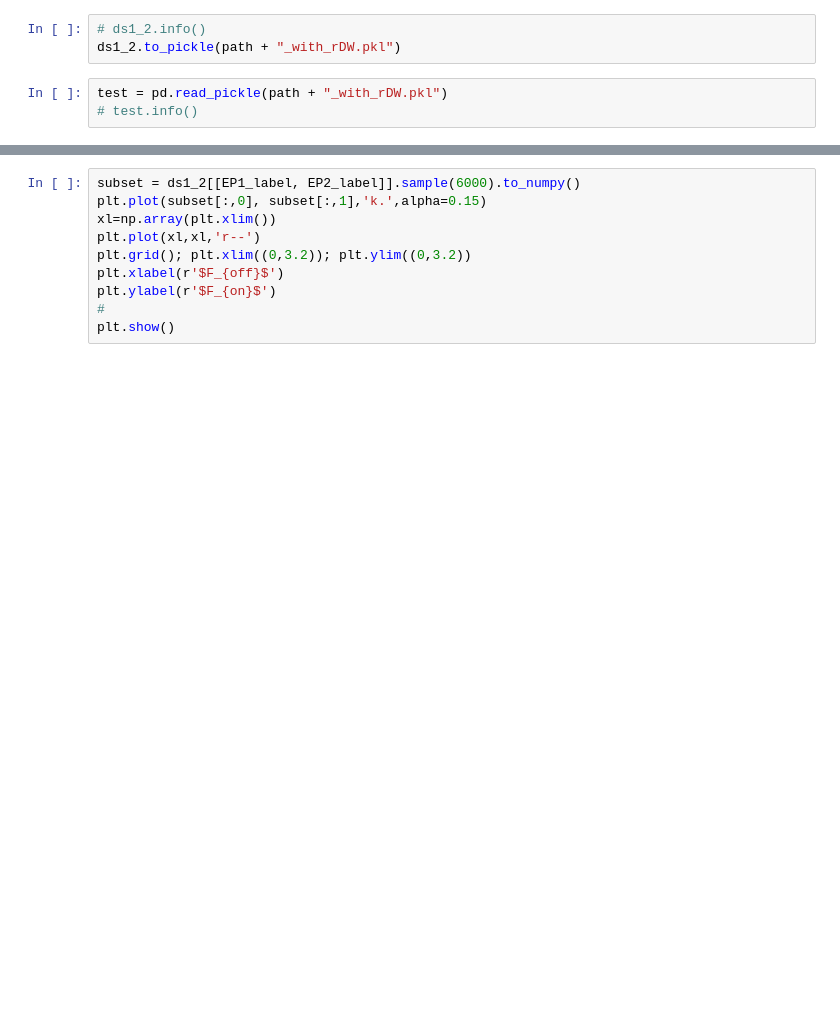
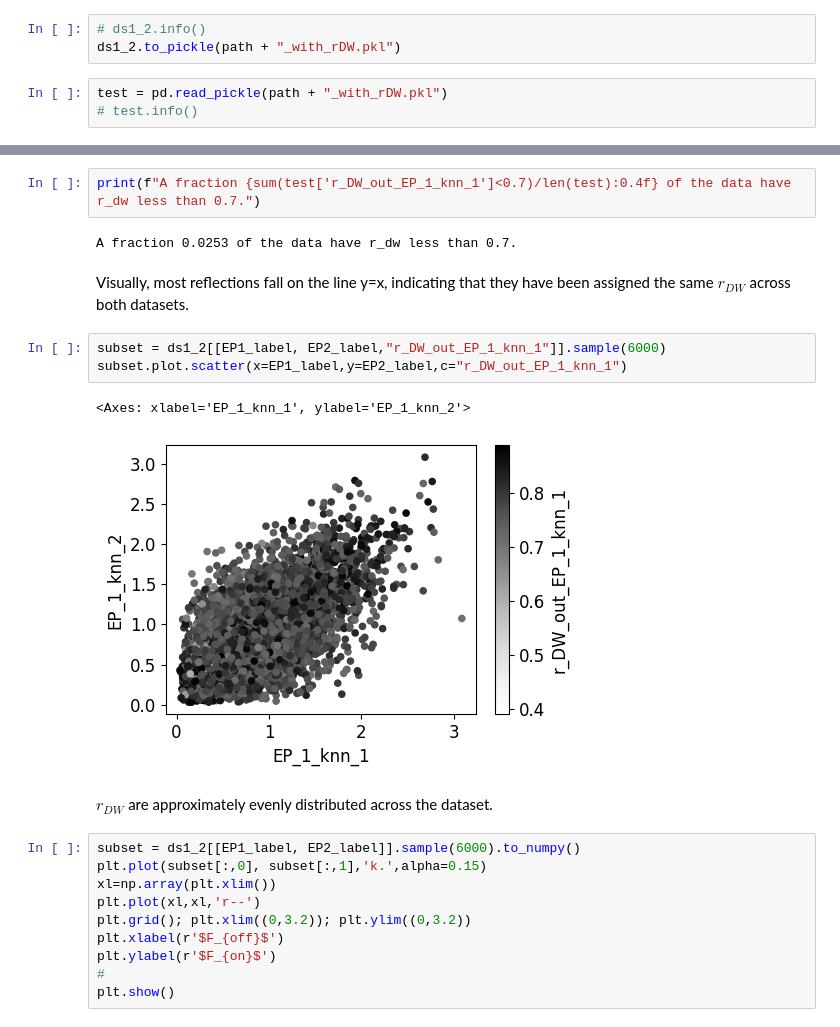
Before and after one commit to Hekstra-Lab/dw, a Jupyter notebook: 3_Fitting_DW_to_paired_data-fig_1.ipynb, the cells around one changed output, grey strips where cells are left out. Drawn from its saved outputs; the diff is of its cells as text; blank space fills up the shorter version.

```diff
--- a/3_Fitting_DW_to_paired_data-fig_1.ipynb
+++ b/3_Fitting_DW_to_paired_data-fig_1.ipynb
@@ -132,3 +149,17 @@ test = pd.read_pickle(path + "_with_rDW.pkl")
+# %%
+print(f"A fraction {sum(test['r_DW_out_EP_1_knn_1']<0.7)/len(test):0.4f} of the data have r_dw less than 0.7.")
+# %% [output]
+A fraction 0.0253 of the data have r_dw less than 0.7.
+# %% [markdown]
+Visually, most reflections fall on the line y=x, indicating that they have been assigned the same $r_{DW}$ across both datasets.
+# %%
+subset = ds1_2[[EP1_label, EP2_label,"r_DW_out_EP_1_knn_1"]].sample(6000)
+subset.plot.scatter(x=EP1_label,y=EP2_label,c="r_DW_out_EP_1_knn_1")
+# %% [output]
+<Axes: xlabel='EP_1_knn_1', ylabel='EP_1_knn_2'>
+[figure, added]
+# %% [markdown]
+$r_{DW}$ are approximately evenly distributed across the dataset.
 # %%
 subset = ds1_2[[EP1_label, EP2_label]].sample(6000).to_numpy()
 plt.plot(subset[:,0], subset[:,1],'k.',alpha=0.15)
```
Also changed, not shown: parts of 22 cells of this notebook, 11 other files.
